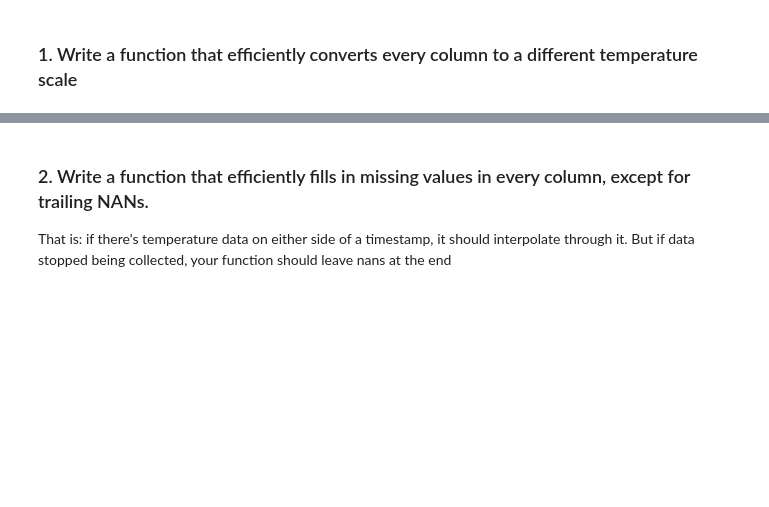
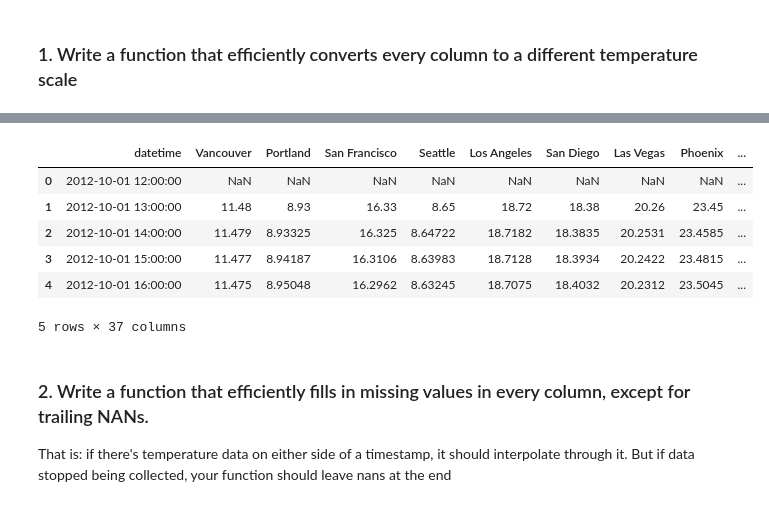
Before and after one commit to christina-schwa/Week11, a Jupyter notebook: Schwaller_week11_homework.ipynb, the cells around one changed output, grey strips where cells are left out. Drawn from its saved outputs; the diff is of its cells as text; code cells hidden in the pictures; blank space fills up the shorter version.

```diff
--- a/Schwaller_week11_homework.ipynb
+++ b/Schwaller_week11_homework.ipynb
@@ -75,3 +29,23 @@ df.head()
+# %%
+def convert_to_cels(df):
+    column_names = []
+    column_names = df.columns
+    temps = df.to_numpy()
+    temps[:,1:] = temps[:,1:].astype('float64')
+    temps[:,1:] = temps[:,1:] - 273.15
+    temp_df_cels = pd.DataFrame(temps, columns = column_names)
+    return temp_df_cels
+# %%
+temp_df_cels = convert_to_cels(df)
+temp_df_cels.head()
+# %% [output]
+|  | datetime | Vancouver | Portland | San Francisco | Seattle | Los Angeles | San Diego | Las Vegas | Phoenix | ... |
+| 0 | 2012-10-01 12:00:00 | NaN | NaN | NaN | NaN | NaN | NaN | NaN | NaN | ... |
+| 1 | 2012-10-01 13:00:00 | 11.48 | 8.93 | 16.33 | 8.65 | 18.72 | 18.38 | 20.26 | 23.45 | ... |
+| 2 | 2012-10-01 14:00:00 | 11.479 | 8.93325 | 16.325 | 8.64722 | 18.7182 | 18.3835 | 20.2531 | 23.4585 | ... |
+| 3 | 2012-10-01 15:00:00 | 11.477 | 8.94187 | 16.3106 | 8.63983 | 18.7128 | 18.3934 | 20.2422 | 23.4815 | ... |
+| 4 | 2012-10-01 16:00:00 | 11.475 | 8.95048 | 16.2962 | 8.63245 | 18.7075 | 18.4032 | 20.2312 | 23.5045 | ... |
+5 rows × 37 columns
 # %% [markdown]
 ### 2. Write a function that efficiently fills in missing values in every column, except for trailing NANs.
 
```
Also changed, not shown: parts of 9 cells of this notebook.
